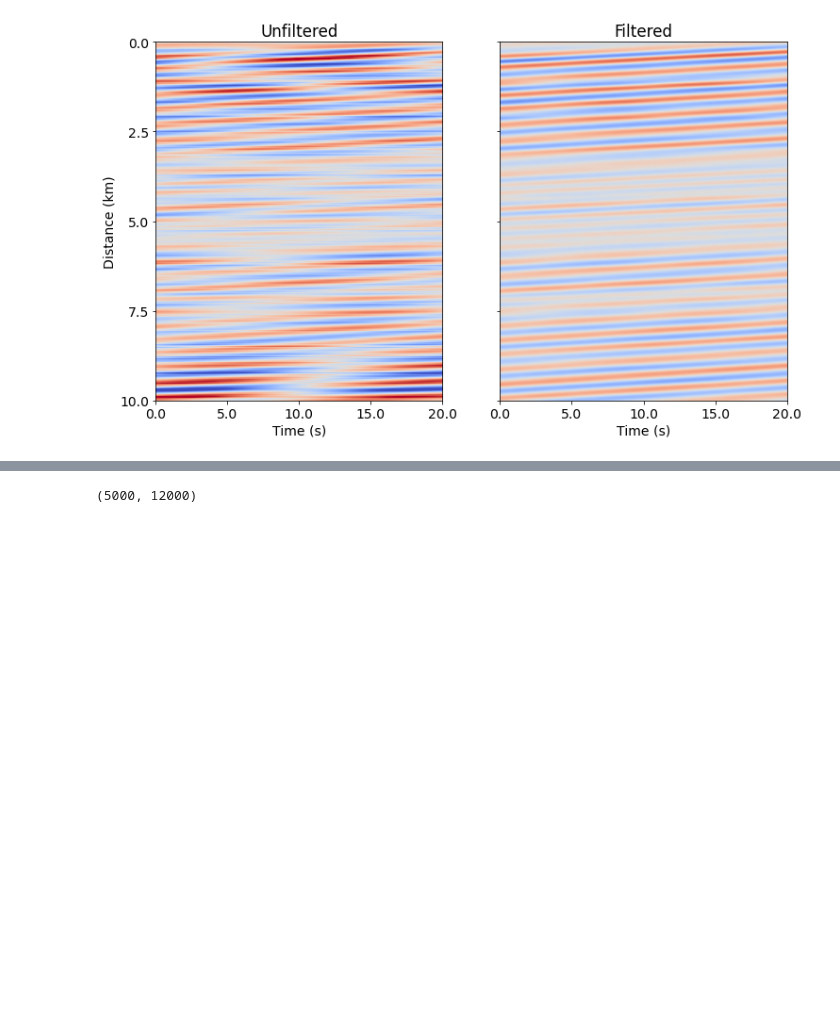
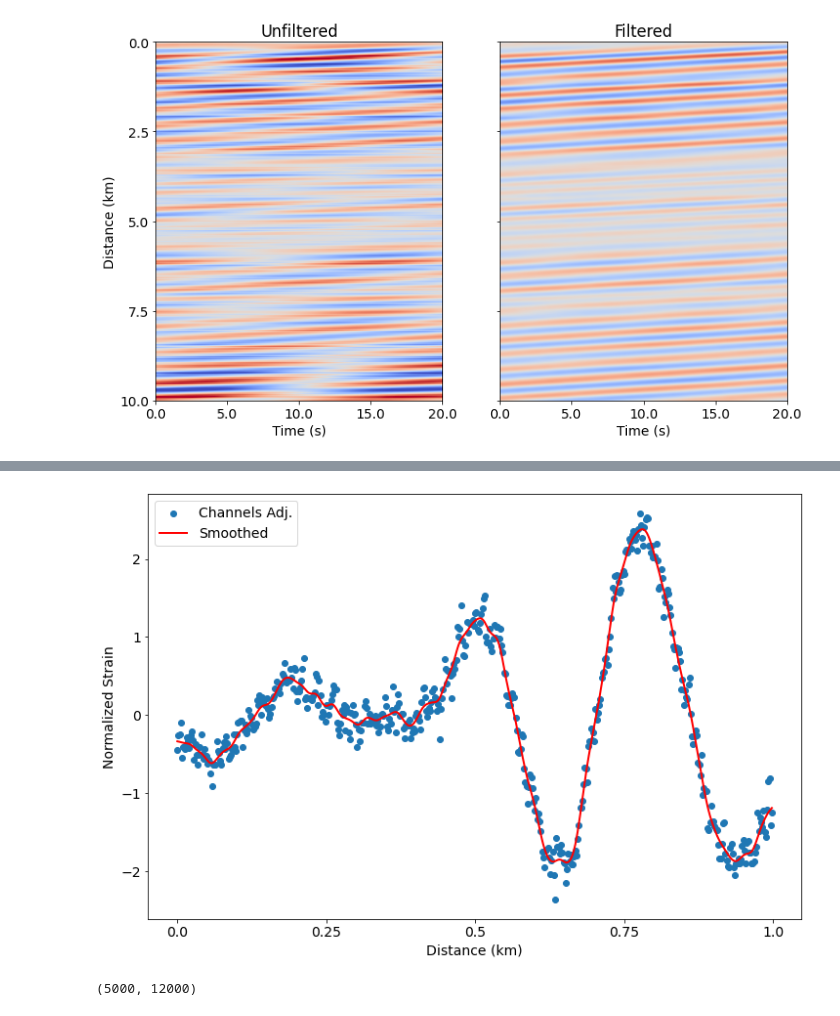
Before and after one commit to Laurd11/sindy-das-new, a Jupyter notebook: pre-processing.ipynb, the cells around one changed output, grey strips where cells are left out. Cells and saved outputs as stored; diff of their text form; code cells hidden in the pictures; blank space fills up the shorter version.

```diff
--- a/pre-processing.ipynb
+++ b/pre-processing.ipynb
@@ -218,3 +273,14 @@ plt.show()
+# %%
+plt.figure(figsize=(12,8))
+plt.scatter(np.arange(500),mean_remove[:500,54],label="Channels Adj.")
+plt.plot(np.arange(500),smoothed_dat[:500,54], c="r",linewidth=2, label="Smoothed")
+plt.xticks(np.linspace(0,500,5),(2/1000)*np.linspace(0,500,5))
+plt.ylabel("Normalized Strain")
+plt.xlabel("Distance (km)")
+plt.legend()
+plt.show()
+# %% [output]
+[figure, added]
 # %%
 mean_remove.shape
 # %% [output]
```
Also changed, not shown: parts of 4 cells of this notebook, 3 other files.
